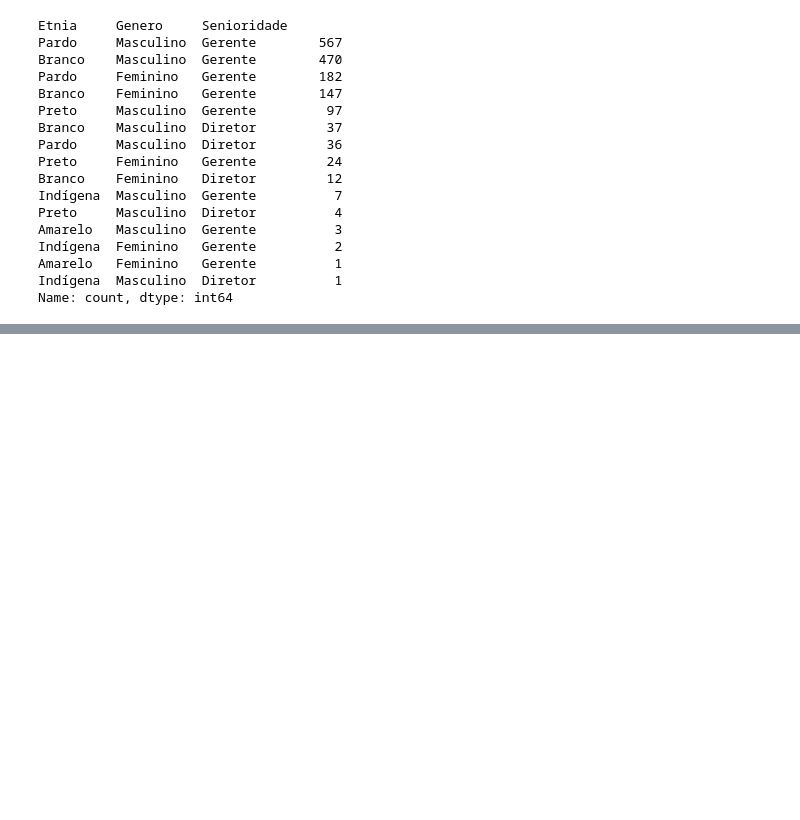
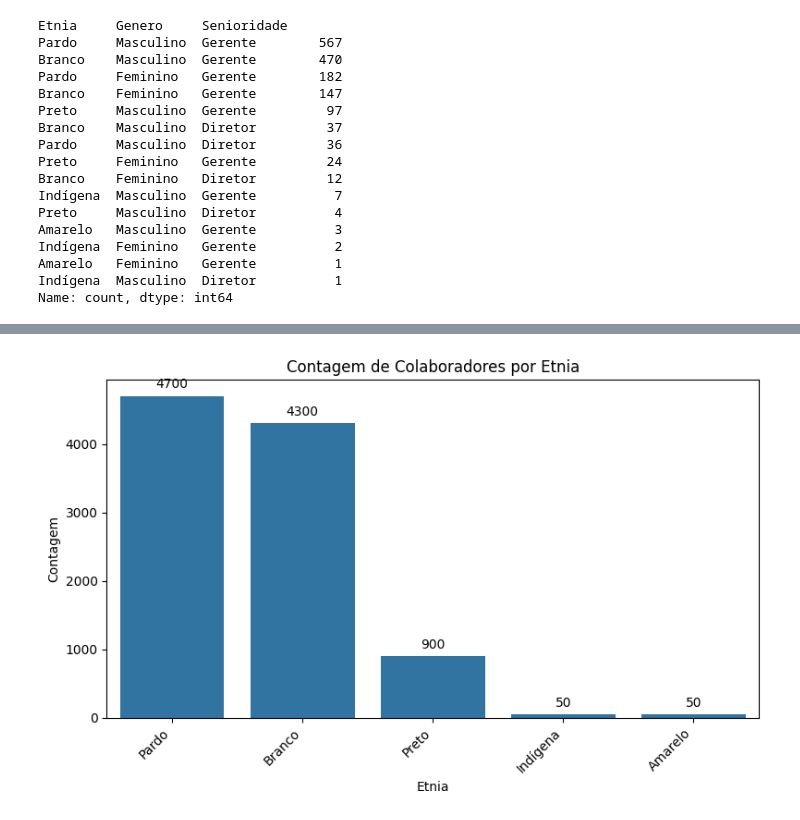
Before and after one commit to Ada-Empregabilidade/adahack-2024-dados, a Jupyter notebook: Entregas/DD-08/codigo.ipynb, the cells around one changed output, grey strips where cells are left out. Cells and saved outputs as stored; diff of their text form; code cells hidden in the pictures; blank space fills up the shorter version.

```diff
--- a/Entregas/DD-08/codigo.ipynb
+++ b/Entregas/DD-08/codigo.ipynb
@@ -396,0 +410,20 @@ df[['Idade (anos)', 'Tempo de casa (meses)']].sort_values(by='Tempo de casa (mes
+# %%
+plt.figure(figsize=(8, 5))
+ax = sns.countplot(data=df_limpo, x='Etnia', order=df_limpo['Etnia'].value_counts().index)
+plt.title('Contagem de Colaboradores por Etnia')
+plt.xlabel('Etnia')
+plt.ylabel('Contagem')
+plt.xticks(rotation=45, ha='right')
+
+# Adicionar os valores nas colunas do gráfico
+for p in ax.patches:
+    ax.annotate(format(p.get_height(), '.0f'),
+                (p.get_x() + p.get_width() / 2., p.get_height()),
+                ha='center', va='center',
+                xytext=(0, 9),
+                textcoords='offset points')
+
+plt.tight_layout()
+plt.show()
+# %% [output]
+[figure, added]
```
Also changed, not shown: parts of 24 cells of this notebook, 1 other file.
